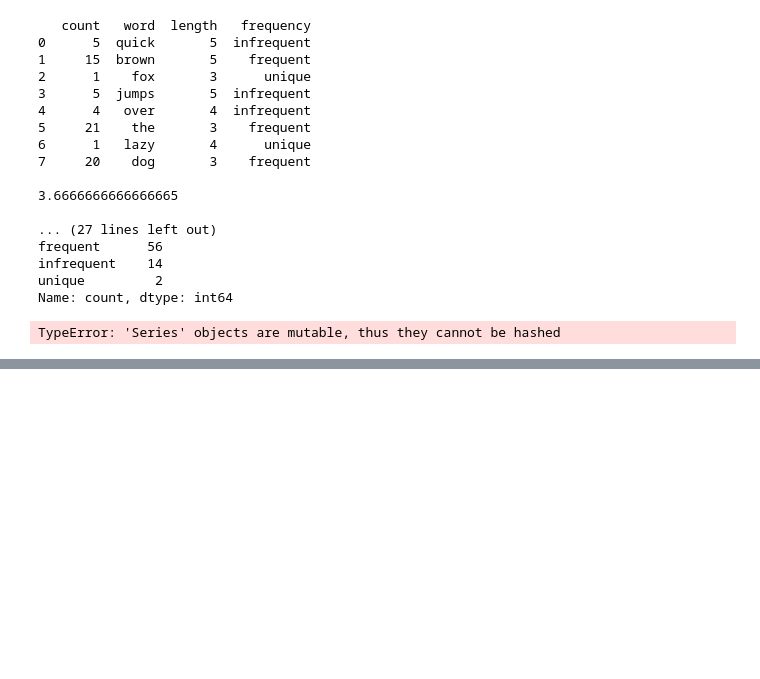
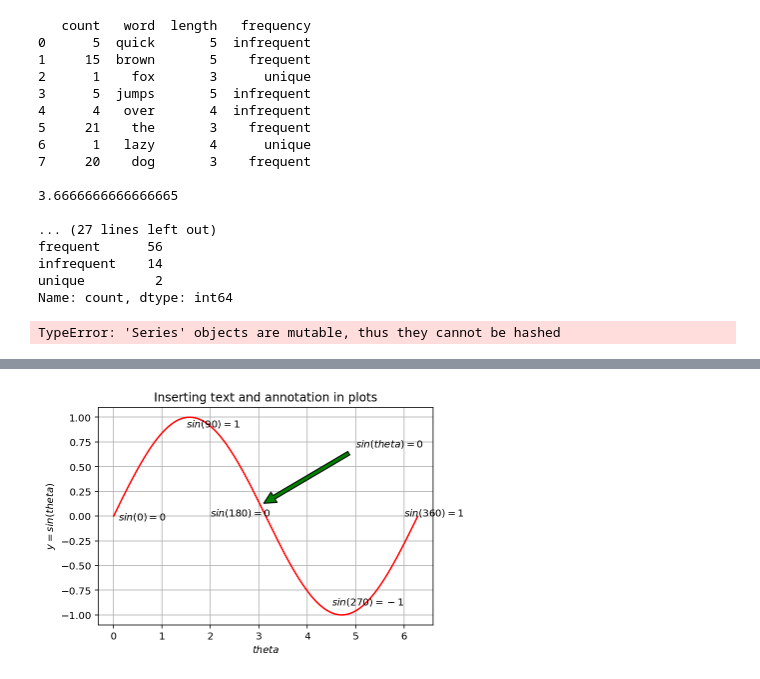
Before and after one commit to zatserkl/learn, a Jupyter notebook: python/learn python.ipynb, the cells around one changed output, grey strips where cells are left out. Drawn from its saved outputs; the diff is of its cells as text; code cells hidden in the pictures; blank space fills up the shorter version.

```diff
--- a/python/learn python.ipynb
+++ b/python/learn python.ipynb
@@ -331,0 +369,23 @@ TypeError: 'Series' objects are mutable, thus they cannot be hashed
+# %%
+import matplotlib.pyplot as plt
+import numpy as np
+
+
+x = np.arange(0, 2*np.pi, .01)
+y = np.sin(x)
+plt.plot(x, y, color='r')
+plt.text(0.1, -0.04, '$sin(0) = 0$')
+plt.text(1.5, 0.9, '$sin(90) = 1$')
+plt.text(2.0, 0, '$sin(180) = 0$')
+plt.text(4.5, -0.9, '$sin(270) = -1$')
+plt.text(6.0, 0.0, '$sin(360) = 1$')
+plt.annotate('$sin(theta)=0$', xy=(3, 0.1), xytext=(5, 0.7),
+             arrowprops=dict(facecolor='green', shrink=0.05))
+plt.title('Inserting text and annotation in plots')
+plt.xlabel('$theta$')
+plt.ylabel('$y = sin( theta)$')
+plt.grid(True)
+plt.gcf().set_size_inches(6, 4)  # gcf: get current figure
+plt.show()
+# %% [output]
+[figure, added]
```
Also changed, not shown: parts of 19 cells of this notebook, 3 other files.
